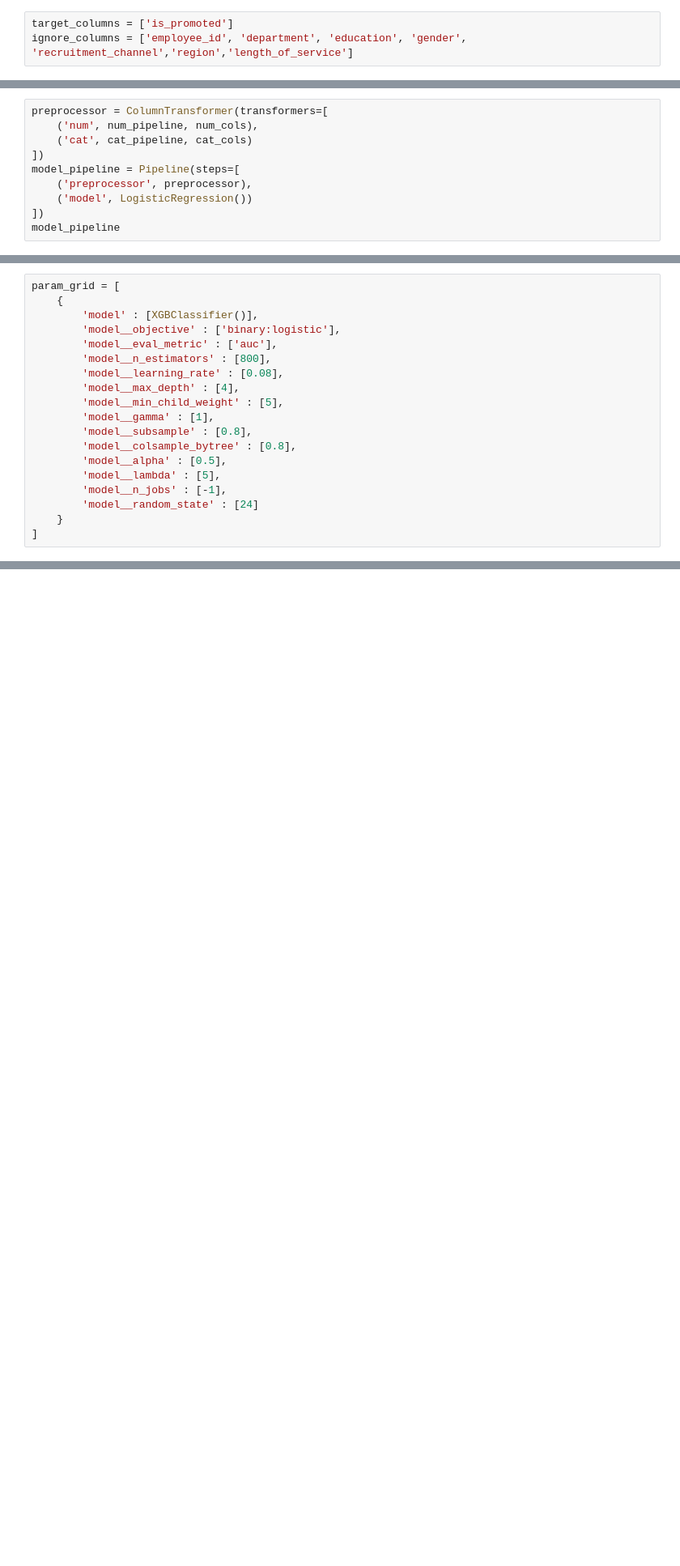
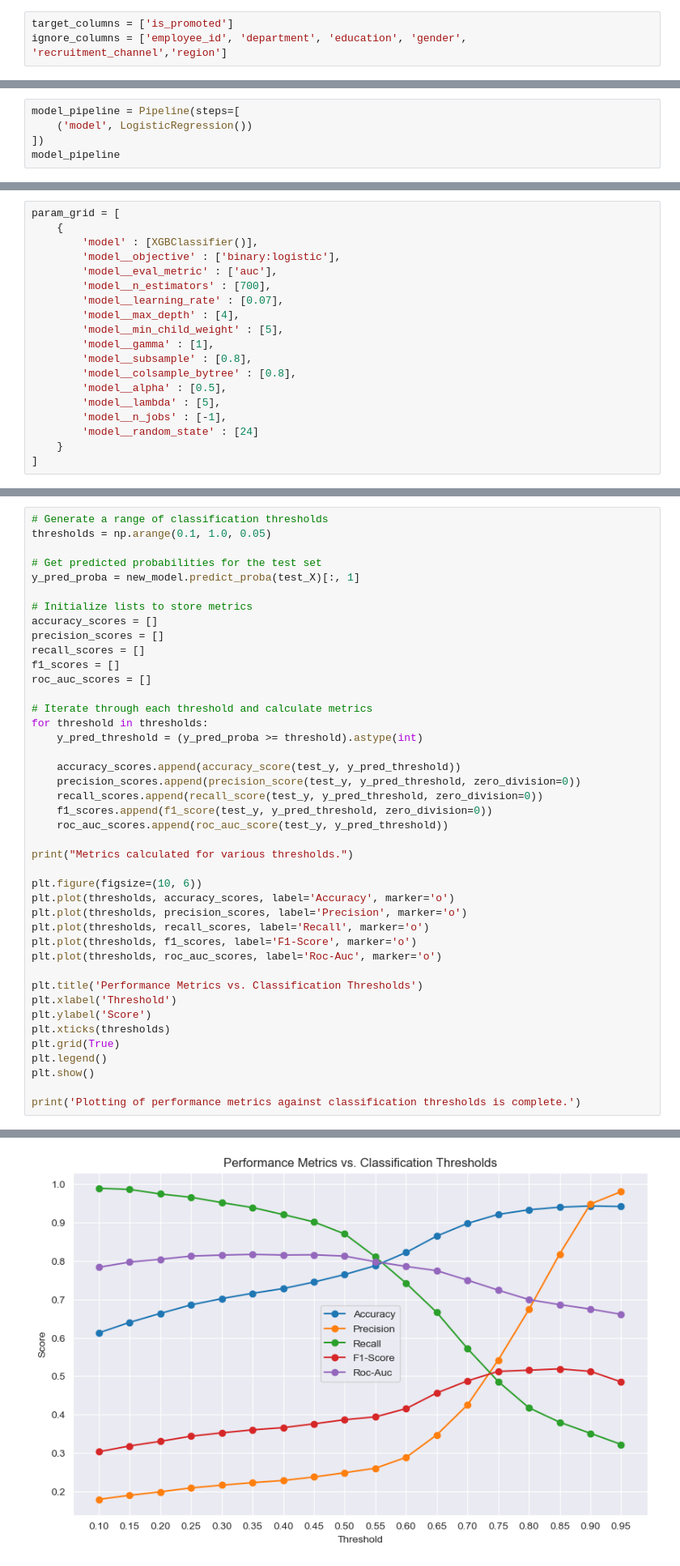
Before and after one commit to KarthikPrakasham/Employee_Promotion_Prediction, a Jupyter notebook: myNoteBook.ipynb, the cells around one changed output, grey strips where cells are left out. Shown at 81% size. Drawn from its saved outputs; the diff is of its cells as text; blank space fills up the shorter version.

```diff
--- a/myNoteBook.ipynb
+++ b/myNoteBook.ipynb
@@ -329,6 +249,6 @@ test
 # %%
 target_columns = ['is_promoted']
-ignore_columns = ['employee_id', 'department', 'education', 'gender', 'recruitment_channel','region','length_of_service']
+ignore_columns = ['employee_id', 'department', 'education', 'gender', 'recruitment_channel','region']
 # %%
 X = train.drop(columns=ignore_columns + target_columns)
 y = train[target_columns]
@@ -359,10 +263,5 @@ Pipeline(steps=[('imputer', SimpleImputer(strategy='median')),
 # %%
-preprocessor = ColumnTransformer(transformers=[
-    ('num', num_pipeline, num_cols),
-    ('cat', cat_pipeline, cat_cols)
-])
 model_pipeline = Pipeline(steps=[
-    ('preprocessor', preprocessor),
     ('model', LogisticRegression())
 ])
 model_pipeline
@@ -466,8 +333,8 @@ param_grid = [
         'model' : [XGBClassifier()],
         'model__objective' : ['binary:logistic'],
         'model__eval_metric' : ['auc'],
-        'model__n_estimators' : [800],
-        'model__learning_rate' : [0.08],
+        'model__n_estimators' : [700],
+        'model__learning_rate' : [0.07],
         'model__max_depth' : [4],
         'model__min_child_weight' : [5],
         'model__gamma' : [1],
@@ -579,0 +445,43 @@ Confusion Matrix:
+# %%
+# Generate a range of classification thresholds
+thresholds = np.arange(0.1, 1.0, 0.05)
+
+# Get predicted probabilities for the test set
+y_pred_proba = new_model.predict_proba(test_X)[:, 1]
+
+# Initialize lists to store metrics
+accuracy_scores = []
+precision_scores = []
+recall_scores = []
+f1_scores = []
+roc_auc_scores = []
+
+# Iterate through each threshold and calculate metrics
+for threshold in thresholds:
+    y_pred_threshold = (y_pred_proba >= threshold).astype(int)
+
+    accuracy_scores.append(accuracy_score(test_y, y_pred_threshold))
+    precision_scores.append(precision_score(test_y, y_pred_threshold, zero_division=0))
+    recall_scores.append(recall_score(test_y, y_pred_threshold, zero_division=0))
+    f1_scores.append(f1_score(test_y, y_pred_threshold, zero_division=0))
+    roc_auc_scores.append(roc_auc_score(test_y, y_pred_threshold))
+
+print("Metrics calculated for various thresholds.")
+
+plt.figure(figsize=(10, 6))
+plt.plot(thresholds, accuracy_scores, label='Accuracy', marker='o')
+plt.plot(thresholds, precision_scores, label='Precision', marker='o')
+plt.plot(thresholds, recall_scores, label='Recall', marker='o')
+plt.plot(thresholds, f1_scores, label='F1-Score', marker='o')
+plt.plot(thresholds, roc_auc_scores, label='Roc-Auc', marker='o')
+
+plt.title('Performance Metrics vs. Classification Thresholds')
+plt.xlabel('Threshold')
+plt.ylabel('Score')
+plt.xticks(thresholds)
+plt.grid(True)
+plt.legend()
+plt.show()
+
+print('Plotting of performance metrics against classification thresholds is complete.')
+# %% [output]
@@ -579,0 +489 @@ Confusion Matrix:
+[figure, added]
```
Also changed, not shown: parts of 32 cells of this notebook, 6 other files.
